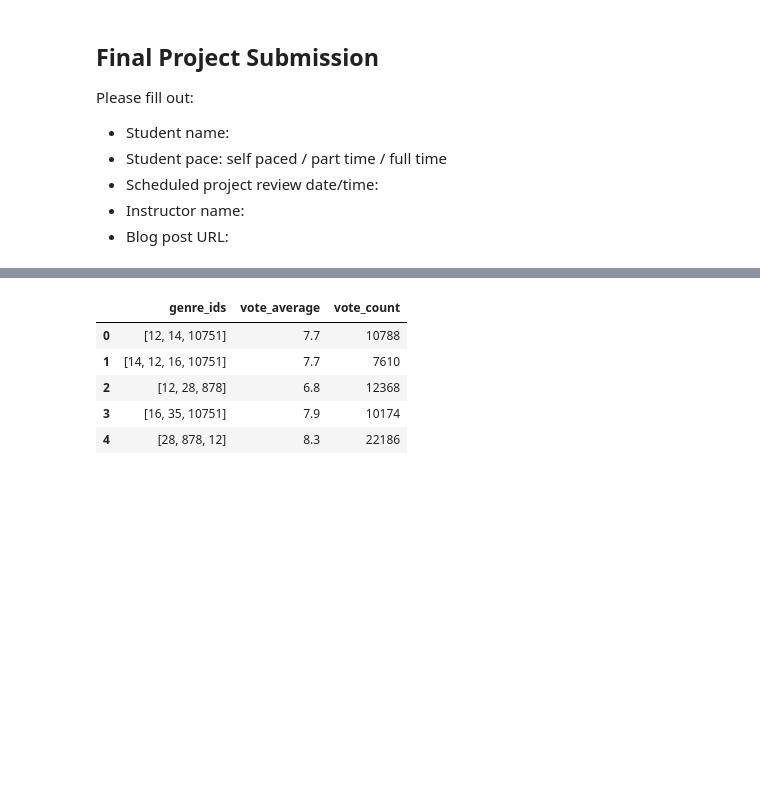
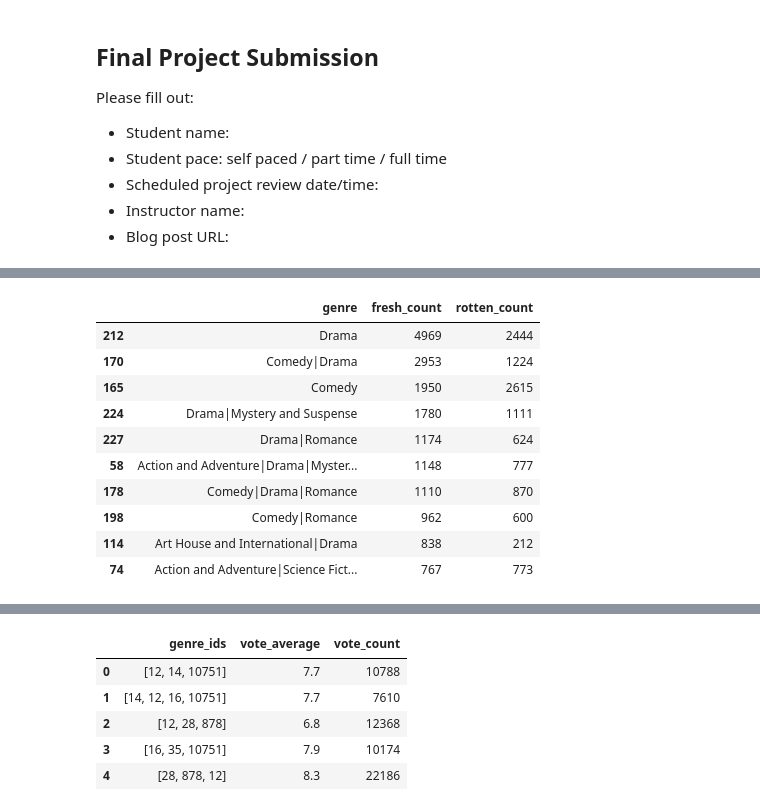
Before and after one commit to Wolfie3D/dsc-phase-1-project, a Jupyter notebook: student.ipynb, the cells around one changed output, grey strips where cells are left out. Saved outputs shown, nothing was run; the diff lists cells and outputs as text; code cells hidden in the pictures; blank space fills up the shorter version.

```diff
--- a/student.ipynb
+++ b/student.ipynb
@@ -25,5 +29,3 @@ pd.set_option('display.max_columns', None)
 # %%
 reviews = pd.read_csv('zippedData\\rt.reviews.tsv.gz', sep='\t', compression='gzip', encoding='latin1')
-
-reviews = reviews[['id','fresh']]
-reviews.head()
+movie_info = pd.read_csv('zippedData\\rt.movie_info.tsv.gz', sep='\t', compression='gzip', encoding='latin1')
@@ -48,0 +42,24 @@ movie_info.head()
+# %%
+# Group by 'genre' and count 'fresh' and 'rotten'
+tomatodataSorted = tomatodata.groupby(['genre', 'fresh']).size().unstack(fill_value=0)
+
+# Rename the columns for clarity
+tomatodataSorted.columns = ['fresh_count', 'rotten_count']
+
+# Reset the index
+tomatodataSorted = tomatodataSorted.reset_index()
+
+tomatodataSorted = tomatodataSorted.sort_values(by='fresh_count', ascending=False).head(10)
+tomatodataSorted
+# %% [output]
+|  | genre | fresh_count | rotten_count |
+| 212 | Drama | 4969 | 2444 |
+| 170 | Comedy|Drama | 2953 | 1224 |
+| 165 | Comedy | 1950 | 2615 |
+| 224 | Drama|Mystery and Suspense | 1780 | 1111 |
+| 227 | Drama|Romance | 1174 | 624 |
+| 58 | Action and Adventure|Drama|Myster... | 1148 | 777 |
+| 178 | Comedy|Drama|Romance | 1110 | 870 |
+| 198 | Comedy|Romance | 962 | 600 |
+| 114 | Art House and International|Drama | 838 | 212 |
+| 74 | Action and Adventure|Science Fict... | 767 | 773 |
```
Also changed, not shown: parts of 20 cells of this notebook.
